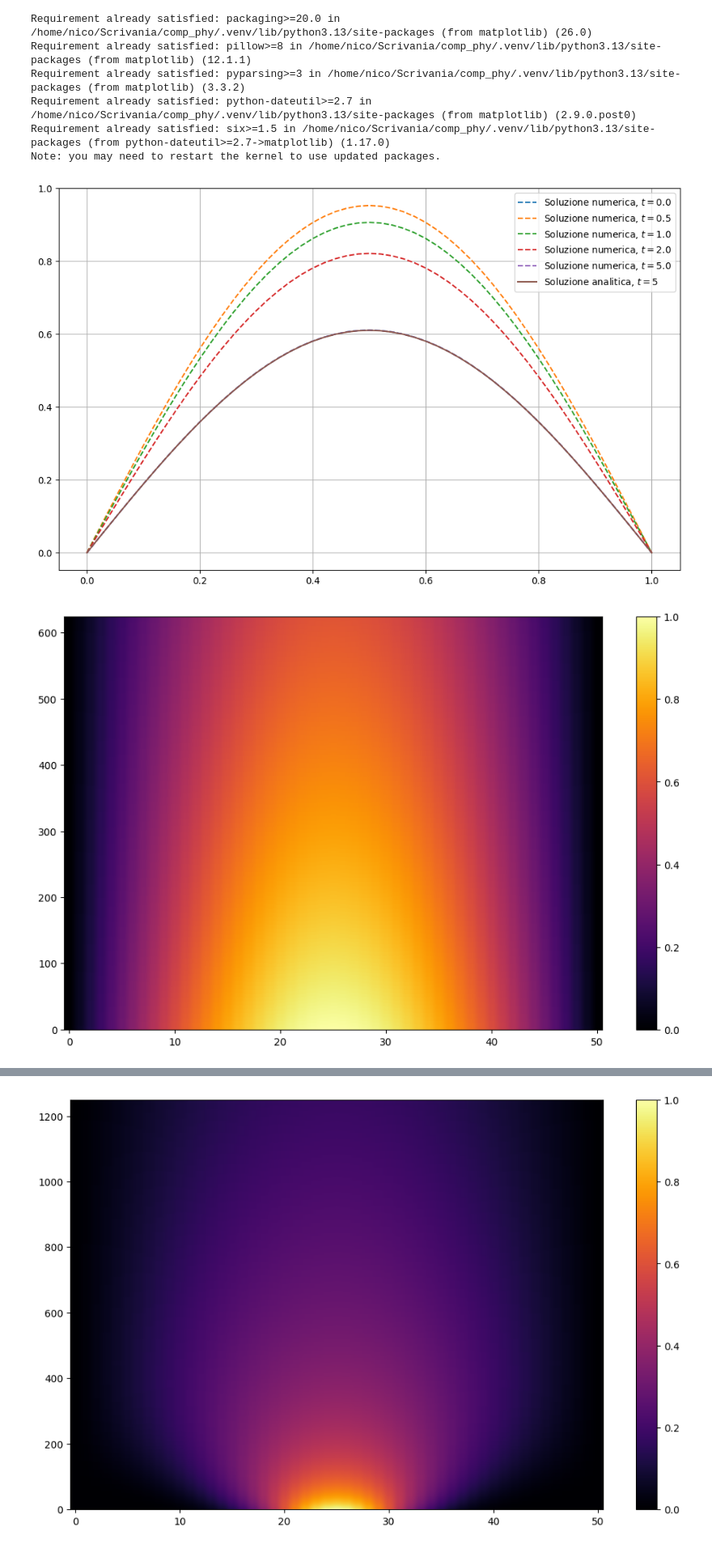
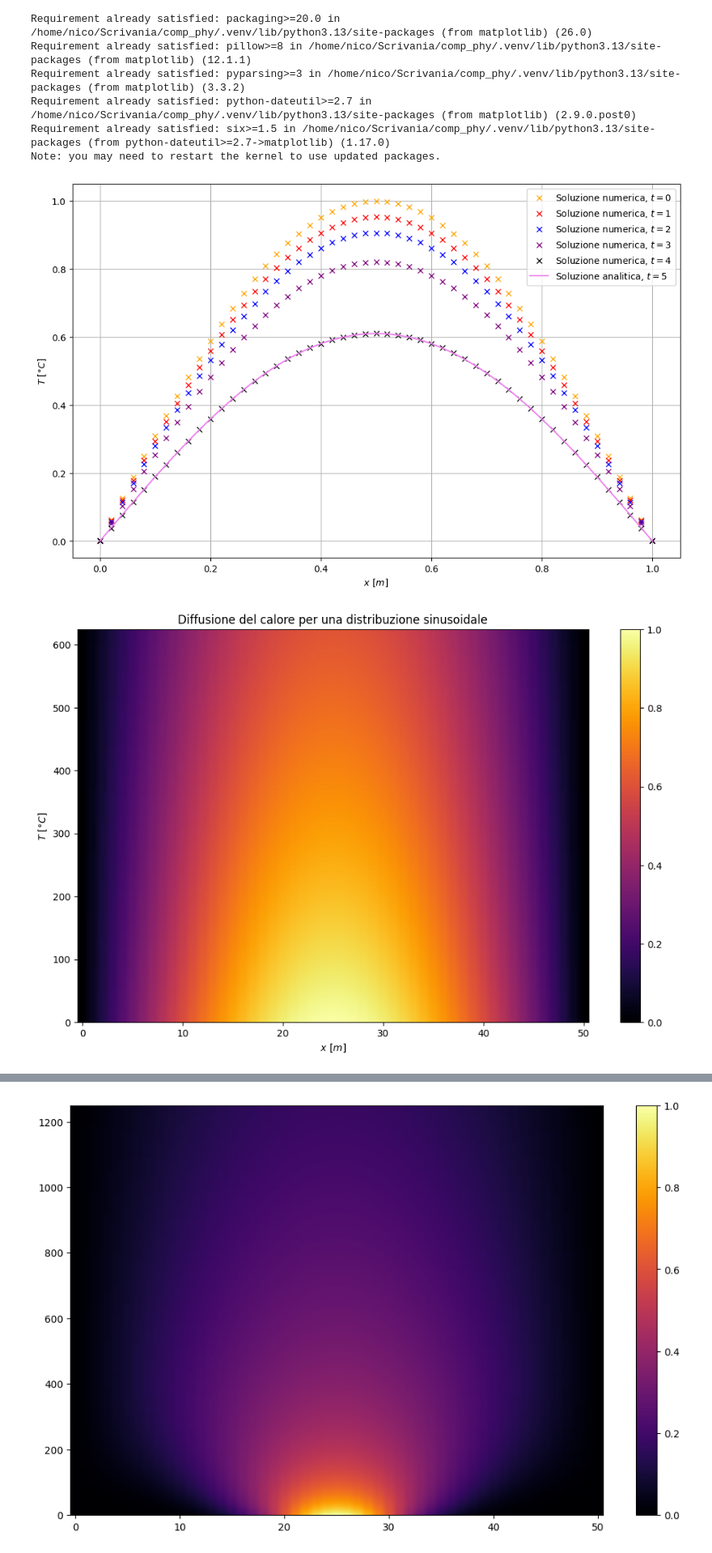
Before and after one commit to nicola-lamaddalena/computational_physics_course, a Jupyter notebook: ode/calore/main.ipynb, the cells around one changed output, grey strips where cells are left out. Shown at 81% size. Saved outputs shown, nothing was run; the diff lists cells and outputs as text; code cells hidden in the pictures.

Commit message:
CALORE: aggiunta dettagli grafici

```diff
--- a/ode/calore/main.ipynb
+++ b/ode/calore/main.ipynb
@@ -48,22 +48,32 @@ def ftcs(T0: float, Tl: float, Tr: float, x: list[float], t: float, dt: float, L
 
 Ts = ftcs(T0=1, Tl=0, Tr=0, x=xs, t=5, dt=dt, L=L, alpha=alpha, dx=dx)
 
-for i in [0.0, 0.5, 1.0, 2.0, 5.0]:
-    riga = int(i/dt)
-    plt.plot(xs, Ts[riga-1, :], "--", label=rf"Soluzione numerica, $t={i}$")
+colors = ["orange", "red", "blue", "purple", "black"]
+rs = [0.0, 0.5, 1.0, 2.0, 5.0]
+for i in range(len(rs)):
+    riga = int(rs[i]/dt)
+    if riga == 0:
+        plt.plot(xs, Ts[riga, :], "x", label=rf"Soluzione numerica, $t={i}$", color=colors[i])
+    else:
+        plt.plot(xs, Ts[riga-1, :], "x", label=rf"Soluzione numerica, $t={i}$", color=colors[i])
 
-plt.plot(xs, distribuzione_sin(T0=T0, x=xs, t=5, alpha=alpha, L=L), label=r"Soluzione analitica, $t=5$")
+plt.plot(xs, distribuzione_sin(T0=T0, x=xs, t=5, alpha=alpha, L=L), label=r"Soluzione analitica, $t=5$", color="violet")
+plt.xlabel(r"$x\ [m]$")
+plt.ylabel(r"$T\ [°C]$")
 plt.grid()
 plt.legend()
 plt.show()
 # %% [output]
-[figure, old version]
+[figure, new version]
 # %%
 plt.imshow(Ts, aspect='auto', origin='lower', cmap="inferno")
 plt.colorbar()
+plt.xlabel(r"$x\ [m]$")
+plt.ylabel(r"$T\ [°C]$")
+plt.title("Diffusione del calore per una distribuzione sinusoidale")
 plt.show()
 # %% [output]
-[figure, old version]
+[figure, new version]
 # %%
 def ftcs1(T0: float, Tl: float, Tr: float, x: list[float], t: float, dt: float, L: float, alpha: float, dx: float) -> list[float]:
     r = alpha * dt / (dx**2)
```
Also changed, not shown: parts of 5 cells of this notebook.
